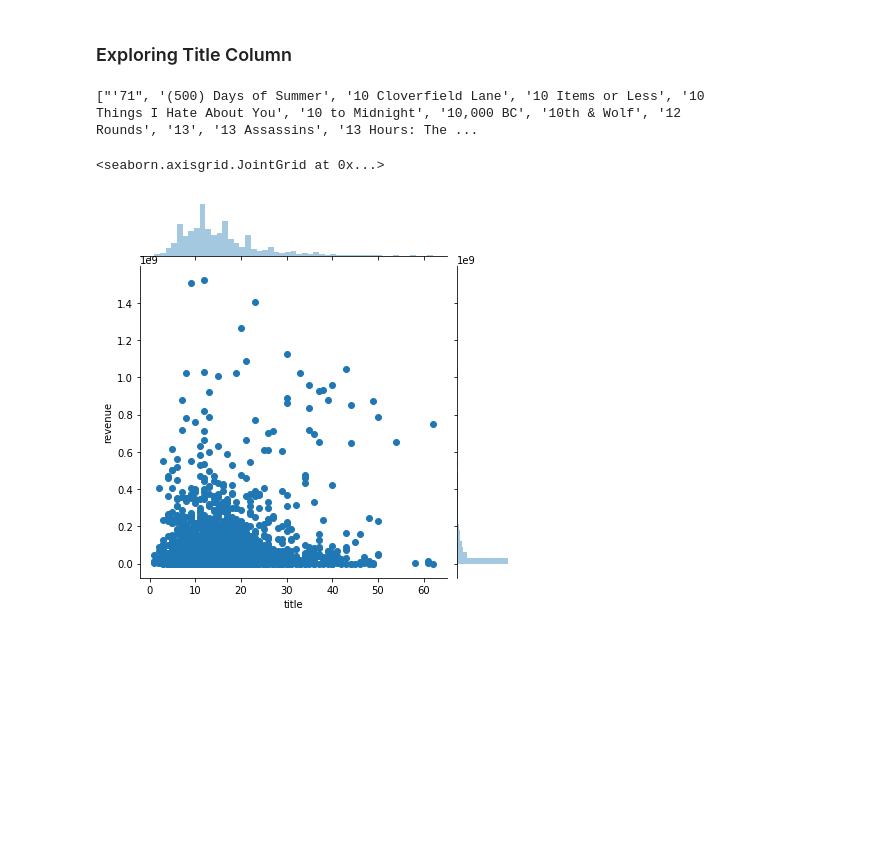
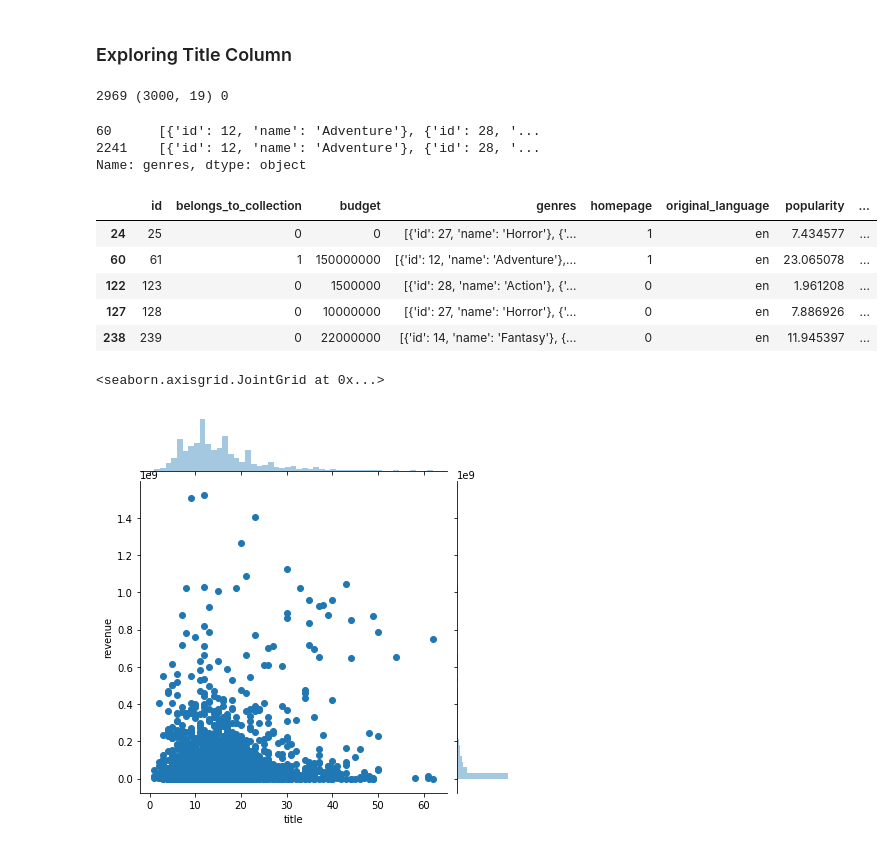
Before and after one commit to kartiktyagi4282/TMDB-Box-Office-Prediction, a Jupyter notebook: TMDB_Challenge1.ipynb, the cells around one changed output. Drawn from its saved outputs; the diff is of its cells as text; code cells hidden in the pictures; blank space fills up the shorter version.

```diff
--- a/TMDB_Challenge1.ipynb
+++ b/TMDB_Challenge1.ipynb
@@ -418,9 +560,24 @@ test.drop(['overview'],axis=1,inplace=True)
 # %% [markdown]
 ### Exploring Title Column
 # %%
-print(sorted(train['title'].unique()))
+print(len(sorted(train['title'].unique())),train.shape,train['title'].isnull().sum())
 # %% [output]
-["'71", '(500) Days of Summer', '10 Cloverfield Lane', '10 Items or Less', '10 Things I Hate About You', '10 to Midnight', '10,000 BC', '10th & Wolf', '12 Rounds', '13', '13 Assassins', '13 Hours: The ...
+2969 (3000, 19) 0
+# %%
+print(train[train['title']=='Casino Royale']['genres'])
+# %% [output]
+60      [{'id': 12, 'name': 'Adventure'}, {'id': 28, '...
+2241    [{'id': 12, 'name': 'Adventure'}, {'id': 28, '...
+Name: genres, dtype: object
+# %%
+(train[train.title.isin(train['title'].value_counts()[train['title'].value_counts()> 1].index)].head())
+# %% [output]
+|  | id | belongs_to_collection | budget | genres | homepage | original_language | popularity | ... |
+| 24 | 25 | 0 | 0 | [{'id': 27, 'name': 'Horror'}, {'... | 1 | en | 7.434577 | ... |
+| 60 | 61 | 1 | 150000000 | [{'id': 12, 'name': 'Adventure'},... | 1 | en | 23.065078 | ... |
+| 122 | 123 | 0 | 1500000 | [{'id': 28, 'name': 'Action'}, {'... | 0 | en | 1.961208 | ... |
+| 127 | 128 | 0 | 10000000 | [{'id': 27, 'name': 'Horror'}, {'... | 0 | en | 7.886926 | ... |
+| 238 | 239 | 0 | 22000000 | [{'id': 14, 'name': 'Fantasy'}, {... | 0 | en | 11.945397 | ... |
 # %%
 title_len_train = train['title'].apply(lambda x: len(x) if not pd.isnull(x) else 0)
 title_len_test = test['title'].apply(lambda x: len(x) if not pd.isnull(x) else 0)
```
Also changed, not shown: parts of 29 cells of this notebook.
